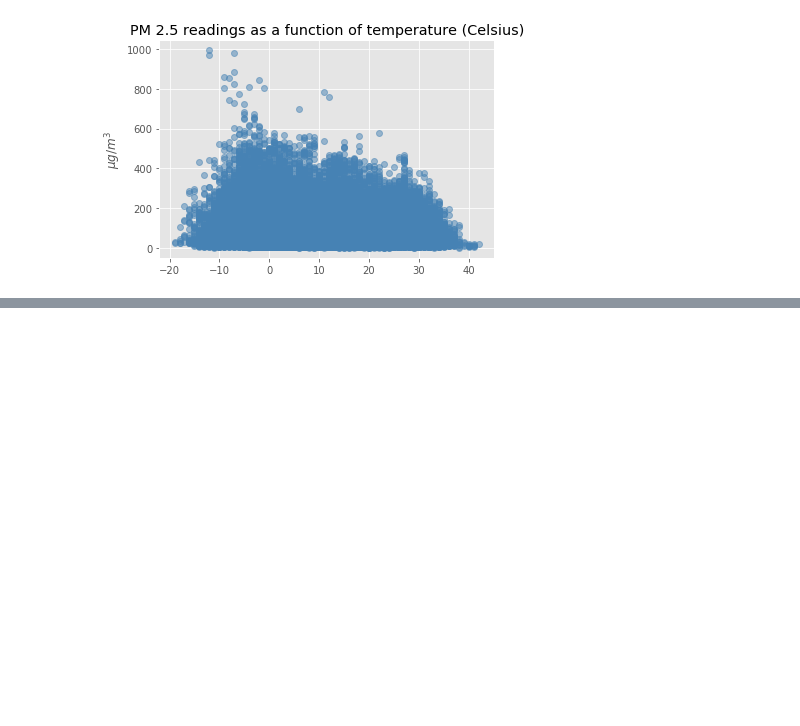
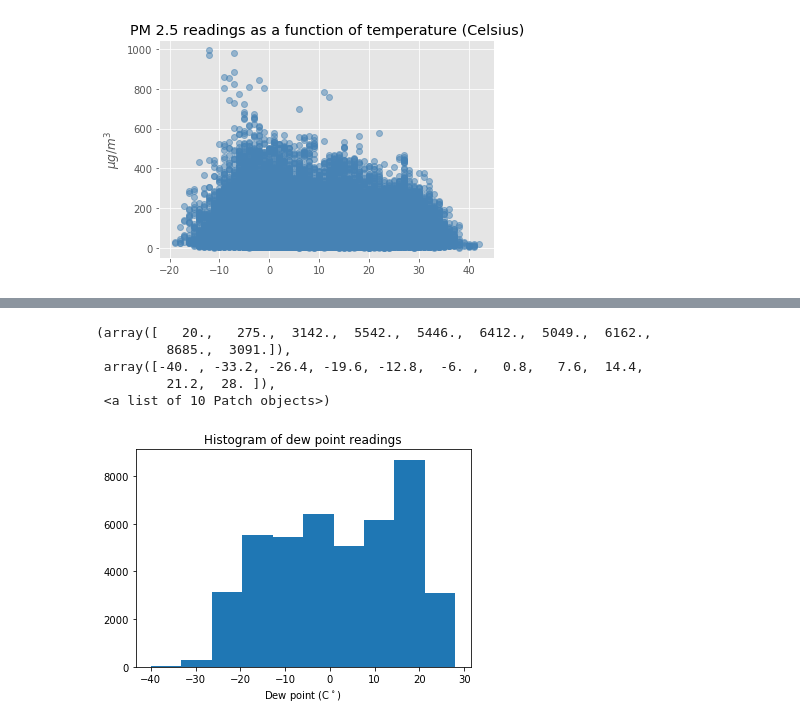
Before and after one commit to uliang/First-steps-with-the-Python-language, a Jupyter notebook: Unit3_2.ipynb, the cells around one changed output, grey strips where cells are left out. Drawn from its saved outputs; the diff is of its cells as text; code cells hidden in the pictures; blank space fills up the shorter version.

Commit message:
Done with histogram and customization. To do histype command

```diff
--- a/Unit3_2.ipynb
+++ b/Unit3_2.ipynb
@@ -46,0 +58,14 @@ For this lesson, we will look at this data set and others to investigate the use
+# %%
+fig = plt.figure()
+ax = fig.add_subplot(111)
+
+ax.set_title("Histogram of dew point readings")
+ax.set_xlabel("Dew point (C$^\circ$)")
+ax.hist(PRSA.DEWP)
+# %% [output]
+(array([   20.,   275.,  3142.,  5542.,  5446.,  6412.,  5049.,  6162.,
+         8685.,  3091.]),
+ array([-40. , -33.2, -26.4, -19.6, -12.8,  -6. ,   0.8,   7.6,  14.4,
+         21.2,  28. ]),
+ <a list of 10 Patch objects>)
+[figure, added]
```
Also changed, not shown: parts of 5 cells of this notebook.
